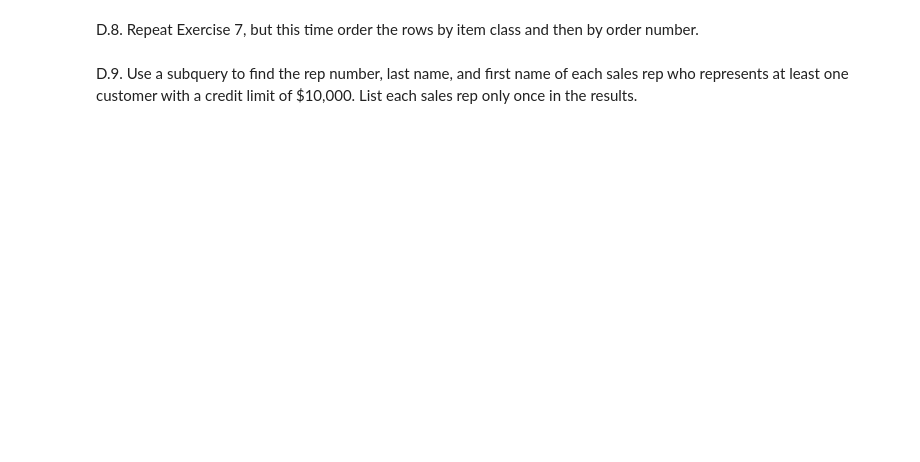
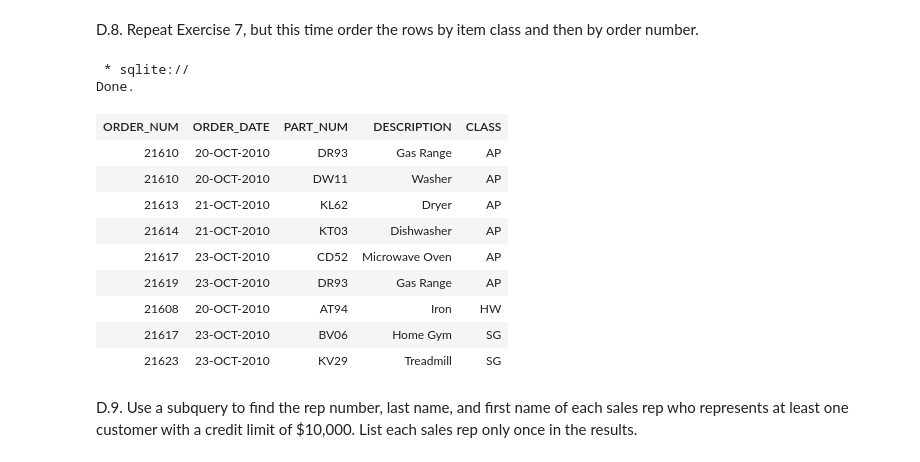
Before and after one commit to sni13/rsm312-businessAnalytics, a Jupyter notebook: Assignment.ipynb, the cells around one changed output. Cells and saved outputs as stored; diff of their text form; code cells hidden in the pictures; blank space fills up the shorter version.

```diff
--- a/Assignment.ipynb
+++ b/Assignment.ipynb
@@ -572,4 +686,26 @@ D.7. For each order, list the order number, order date, part number, part descri
 # %% [markdown]
 D.8. Repeat Exercise 7, but this time order the rows by item class and then by order number.
+# %%
+%%sql
+SELECT orders.order_num, order_date, order_line.part_num, part.description, part.class
+FROM orders
+LEFT JOIN order_line
+ON orders.order_num = order_line.order_num
+LEFT JOIN part
+ON part.part_num = order_line.part_num
+ORDER BY part.class, orders.order_num;
+# %% [output]
+ * sqlite://
+Done.
+| ORDER_NUM | ORDER_DATE | PART_NUM | DESCRIPTION | CLASS |
+| 21610 | 20-OCT-2010 | DR93 | Gas Range | AP |
+| 21610 | 20-OCT-2010 | DW11 | Washer | AP |
+| 21613 | 21-OCT-2010 | KL62 | Dryer | AP |
+| 21614 | 21-OCT-2010 | KT03 | Dishwasher | AP |
+| 21617 | 23-OCT-2010 | CD52 | Microwave Oven | AP |
+| 21619 | 23-OCT-2010 | DR93 | Gas Range | AP |
+| 21608 | 20-OCT-2010 | AT94 | Iron | HW |
+| 21617 | 23-OCT-2010 | BV06 | Home Gym | SG |
+| 21623 | 23-OCT-2010 | KV29 | Treadmill | SG |
 # %% [markdown]
 D.9. Use a subquery to find the rep number, last name, and first name of each sales rep who represents at least one customer with a credit limit of $10,000. List each sales rep only once in the results.
```
Also changed, not shown: parts of 11 cells of this notebook.
